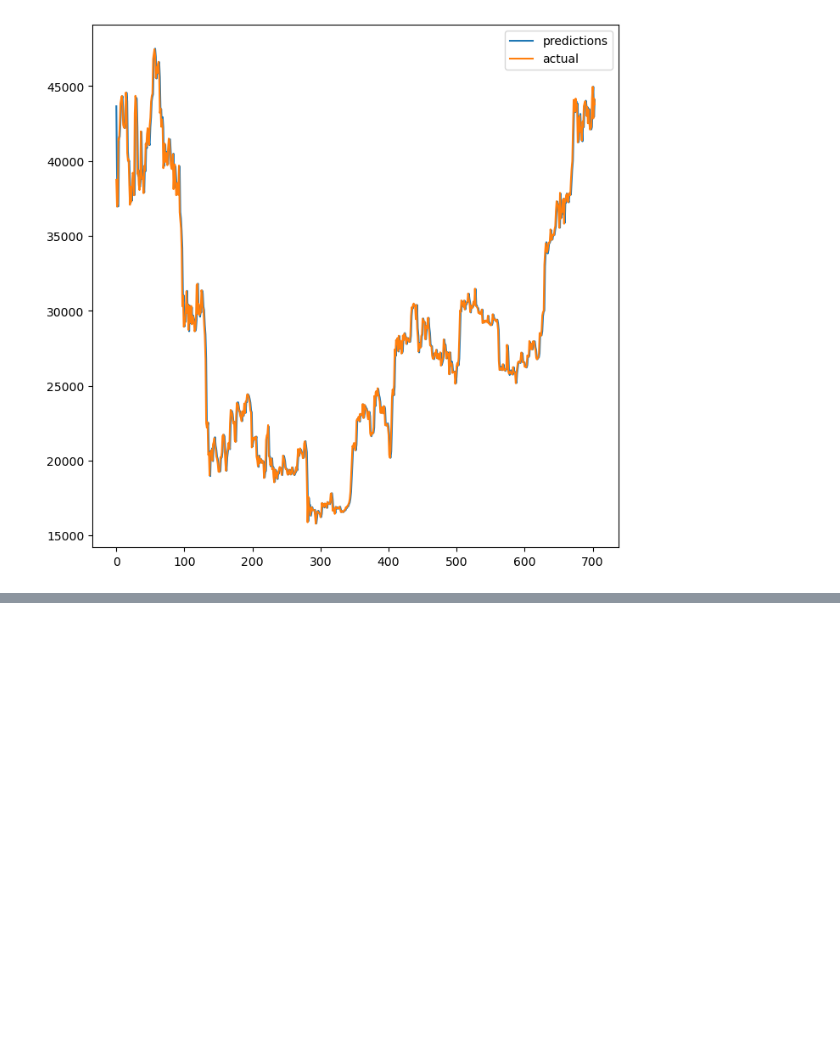
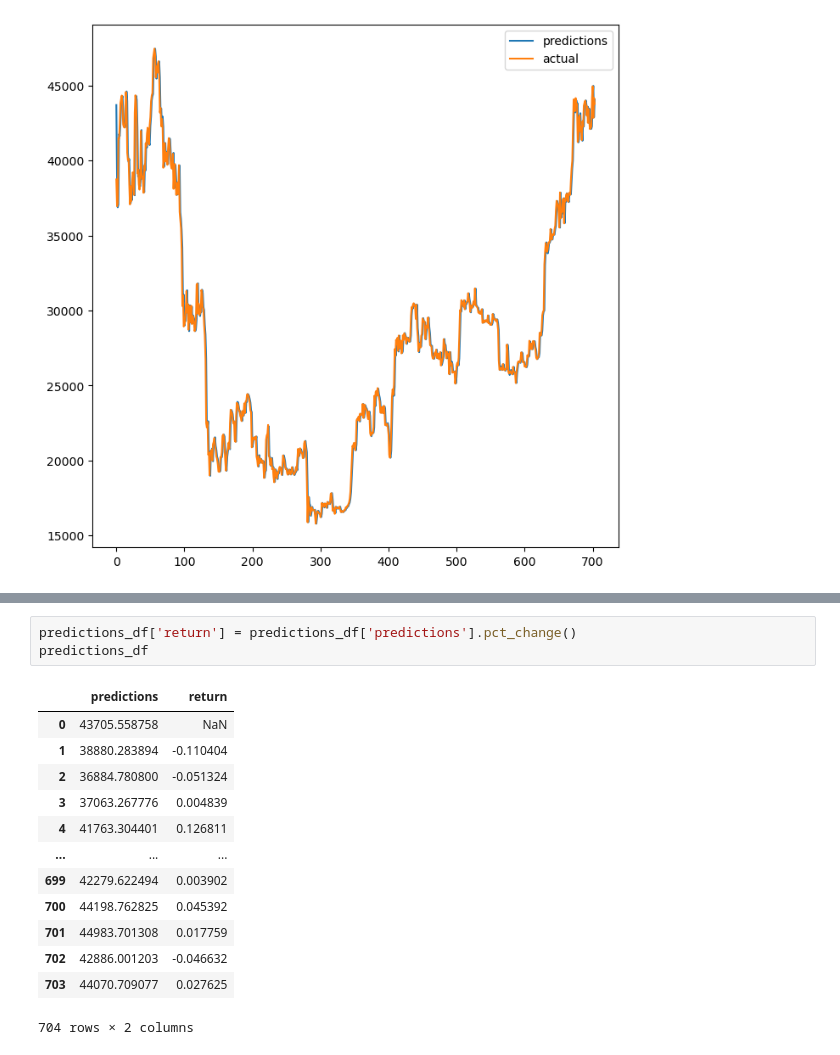
Before and after one commit to AvaterClasher/crypto, a Jupyter notebook: arima.ipynb, the cells around one changed output, grey strips where cells are left out. Cells and saved outputs as stored; diff of their text form; blank space fills up the shorter version.

```diff
--- a/arima.ipynb
+++ b/arima.ipynb
@@ -407,0 +409,17 @@ Name: Close, Length: 704, dtype: float64
+# %%
+predictions_df['return'] = predictions_df['predictions'].pct_change()
+predictions_df
+# %% [output]
+|  | predictions | return |
+| 0 | 43705.558758 | NaN |
+| 1 | 38880.283894 | -0.110404 |
+| 2 | 36884.780800 | -0.051324 |
+| 3 | 37063.267776 | 0.004839 |
+| 4 | 41763.304401 | 0.126811 |
+| ... | ... | ... |
+| 699 | 42279.622494 | 0.003902 |
+| 700 | 44198.762825 | 0.045392 |
+| 701 | 44983.701308 | 0.017759 |
+| 702 | 42886.001203 | -0.046632 |
+| 703 | 44070.709077 | 0.027625 |
+704 rows × 2 columns
```
Also changed, not shown: parts of 14 cells of this notebook.
